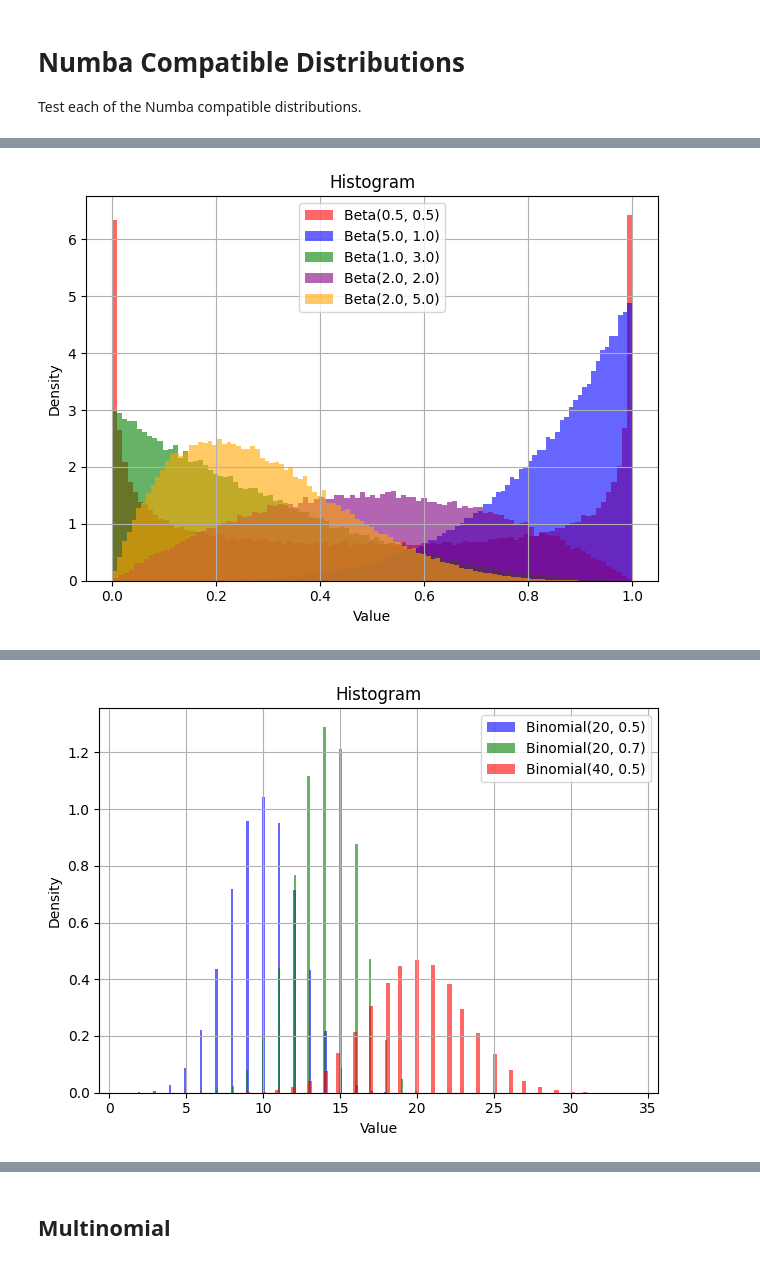
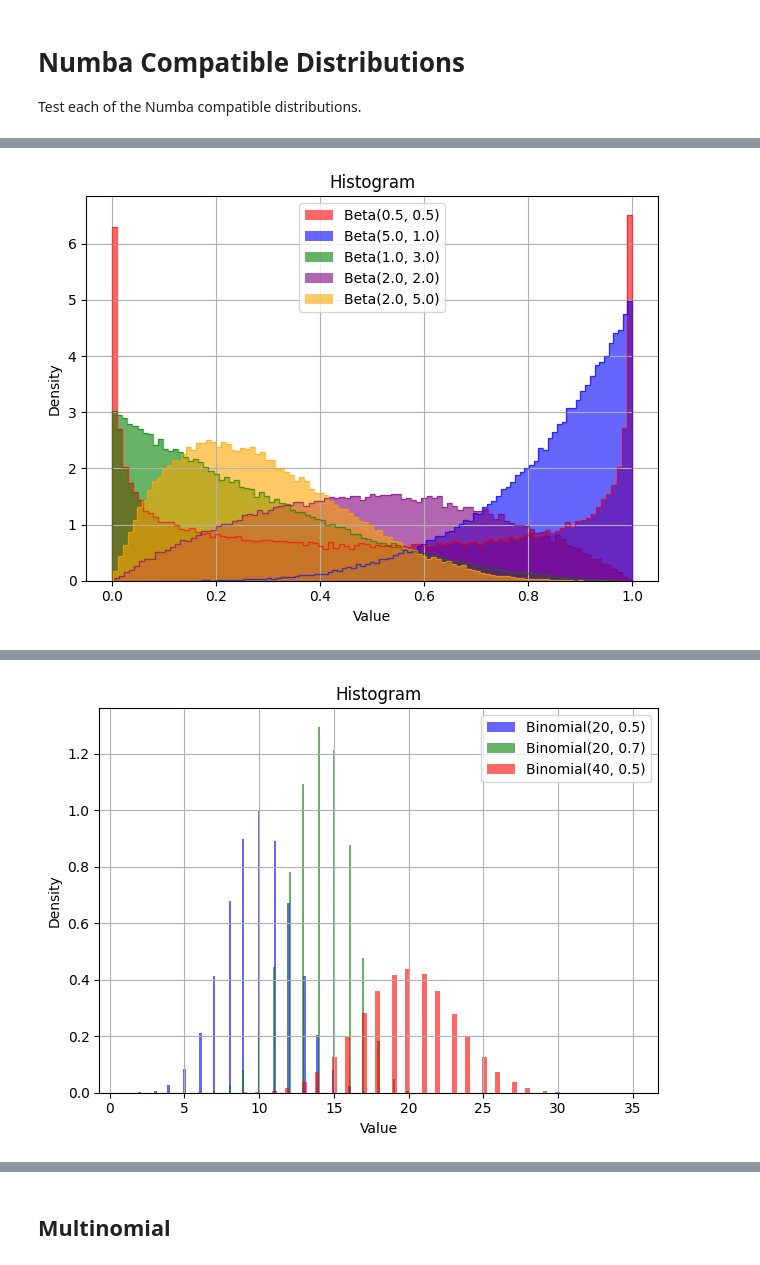
Before and after one commit to InstituteforDiseaseModeling/laser-generic, a Jupyter notebook: docs/notebooks/distributions.ipynb, the cells around one changed output, grey strips where cells are left out. Drawn from its saved outputs; the diff is of its cells as text; code cells hidden in the pictures.

```diff
--- a/docs/notebooks/distributions.ipynb
+++ b/docs/notebooks/distributions.ipynb
@@ -9,10 +9,12 @@ from matplotlib import pyplot as plt
 
 import laser.core.distributions as distributions
 # %%
-def plot_histogram(data: list[tuple[np.ndarray, str, str]], bins: int = 101) -> None:
+def plot_histogram(data: list[tuple[np.ndarray, str, str]], bins: int = 101, outline: bool = True) -> None:
 
     for d, label, color in data:
         plt.hist(d, bins=bins, density=True, alpha=0.6, color=color, label=label)
+        if outline:
+            plt.hist(d, bins=bins, density=True, alpha=0.6, color=color, histtype="step")
     plt.xlabel('Value')
     plt.ylabel('Density')
     plt.title('Histogram')
@@ -37,7 +39,7 @@ for alpha, beta, color in [(0.5, 0.5, "red"), (5.0, 1.0, "blue"), (1.0, 3.0, "gr
 
 plot_histogram(traces)
 # %% [output]
-[figure, old version]
+[figure, new version]
 # %% [markdown]
 ## Binomial
 
@@ -45,17 +47,17 @@ plot_histogram(traces)
 # %%
 NSAMPLES = np.int32(100_000)
 
 traces = []
 for p, n, color in [(0.5, 20, "blue"), (0.7, 20, "green"), (0.5, 40, "red")]:
 
     dist = distributions.binomial(n=n, p=p)
     distributions.sample_ints(dist, samples := np.zeros(NSAMPLES, dtype=np.int32))
 
     traces.append((samples, f'Binomial({n}, {p})', color))
 
-plot_histogram(traces)
+plot_histogram(traces, outline=False)
 # %% [output]
-[figure, old version]
+[figure, new version]
 # %% [markdown]
 ## Exponential
 
```
Also changed, not shown: parts of 12 cells of this notebook.
